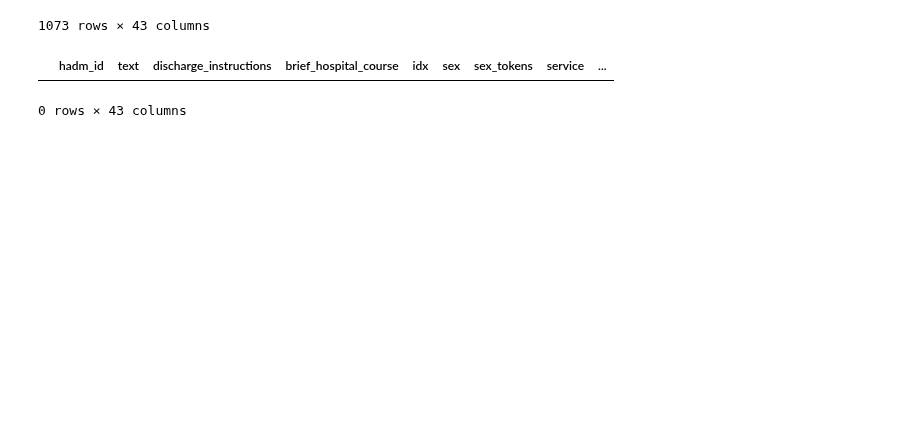
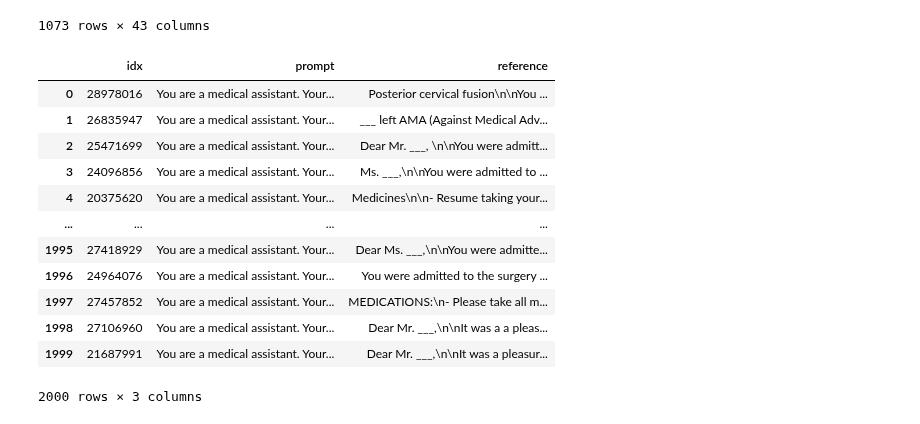
Before and after one commit to HAOTIAN89/MEDISCHARGE, a Jupyter notebook: sections_view.ipynb, the cells around one changed output. Cells and saved outputs as stored; diff of their text form; code cells hidden in the pictures; blank space fills up the shorter version.

Commit message:
new strategies

```diff
--- a/sections_view.ipynb
+++ b/sections_view.ipynb
@@ -293,7 +293,20 @@ filtered_combined_discharges = promblem_df_extracted[promblem_df_extracted['tota
 | 1072 | 25400280 | \nName: ___ Unit No: ___\n \... | Dear Ms. ___,\n\nIt was a pleasur... | ___ w/ history of remote cutaneou... | 25400280 | Sex:\nF\n | 6 | Service:\nMEDICINE\n | ... |
 1073 rows × 43 columns
 # %%
-strat_df = pd.read_json('data/inference_preprocessed/bhc_inference_input.jsonl', lines=True)
+strat_df = pd.read_json('data/ablation_study/di/di_strat_6.jsonl', lines=True)
-# %% [output]
-|  | hadm_id | text | discharge_instructions | brief_hospital_course | idx | sex | sex_tokens | service | ... |
-0 rows × 43 columns
+# %%
+display(strat_df)
+# %% [output]
+|  | idx | prompt | reference |
+| 0 | 28978016 | You are a medical assistant. Your... | Posterior cervical fusion\n\nYou ... |
+| 1 | 26835947 | You are a medical assistant. Your... | ___ left AMA (Against Medical Adv... |
+| 2 | 25471699 | You are a medical assistant. Your... | Dear Mr. ___, \n\nYou were admitt... |
+| 3 | 24096856 | You are a medical assistant. Your... | Ms. ___,\n\nYou were admitted to ... |
+| 4 | 20375620 | You are a medical assistant. Your... | Medicines\n\n- Resume taking your... |
+| ... | ... | ... | ... |
+| 1995 | 27418929 | You are a medical assistant. Your... | Dear Ms. ___,\n\nYou were admitte... |
+| 1996 | 24964076 | You are a medical assistant. Your... | You were admitted to the surgery ... |
+| 1997 | 27457852 | You are a medical assistant. Your... | MEDICATIONS:\n- Please take all m... |
+| 1998 | 27106960 | You are a medical assistant. Your... | Dear Mr. ___,\n\nIt was a a pleas... |
+| 1999 | 21687991 | You are a medical assistant. Your... | Dear Mr. ___,\n\nIt was a pleasur... |
+2000 rows × 3 columns
```
Also changed, not shown: parts of 1 cell of this notebook, 3 other files.
